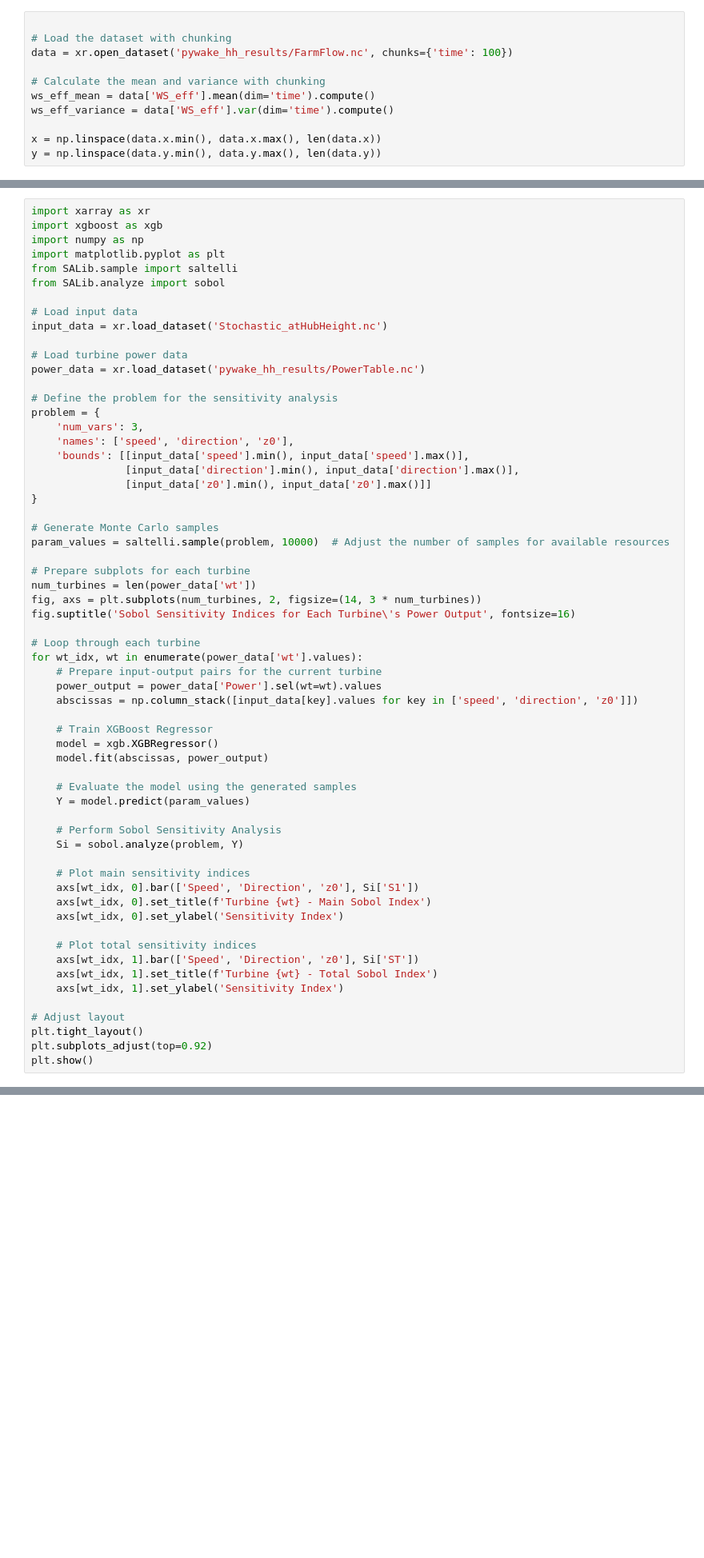
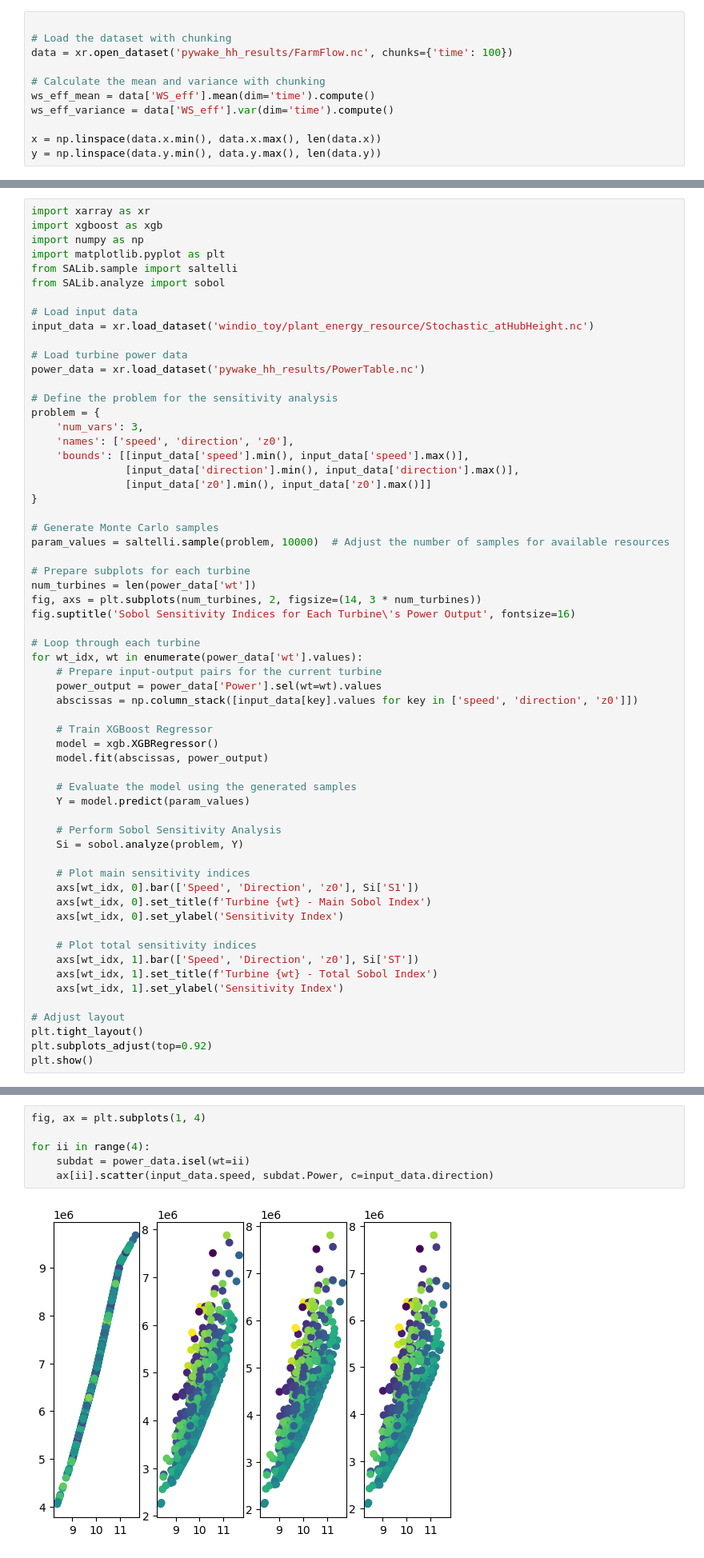
Before and after one commit to bjarketol/WIFA, a Jupyter notebook: vnv/uq_validation/pywake_results_SA.ipynb, the cells around one changed output, grey strips where cells are left out. Shown at 80% size. Drawn from its saved outputs; the diff is of its cells as text; blank space fills up the shorter version.

```diff
--- a/vnv/uq_validation/pywake_results_SA.ipynb
+++ b/vnv/uq_validation/pywake_results_SA.ipynb
@@ -223,7 +282,7 @@ from SALib.sample import saltelli
 from SALib.analyze import sobol
 
 # Load input data
-input_data = xr.load_dataset('Stochastic_atHubHeight.nc')
+input_data = xr.load_dataset('windio_toy/plant_energy_resource/Stochastic_atHubHeight.nc')
 
 # Load turbine power data
 power_data = xr.load_dataset('pywake_hh_results/PowerTable.nc')
@@ -282,0 +342,8 @@ plt.show()
+# %%
+fig, ax = plt.subplots(1, 4)
+
+for ii in range(4):
+    subdat = power_data.isel(wt=ii)
+    ax[ii].scatter(input_data.speed, subdat.Power, c=input_data.direction)
+# %% [output]
+[figure, added]
```
Also changed, not shown: parts of 7 cells of this notebook.
